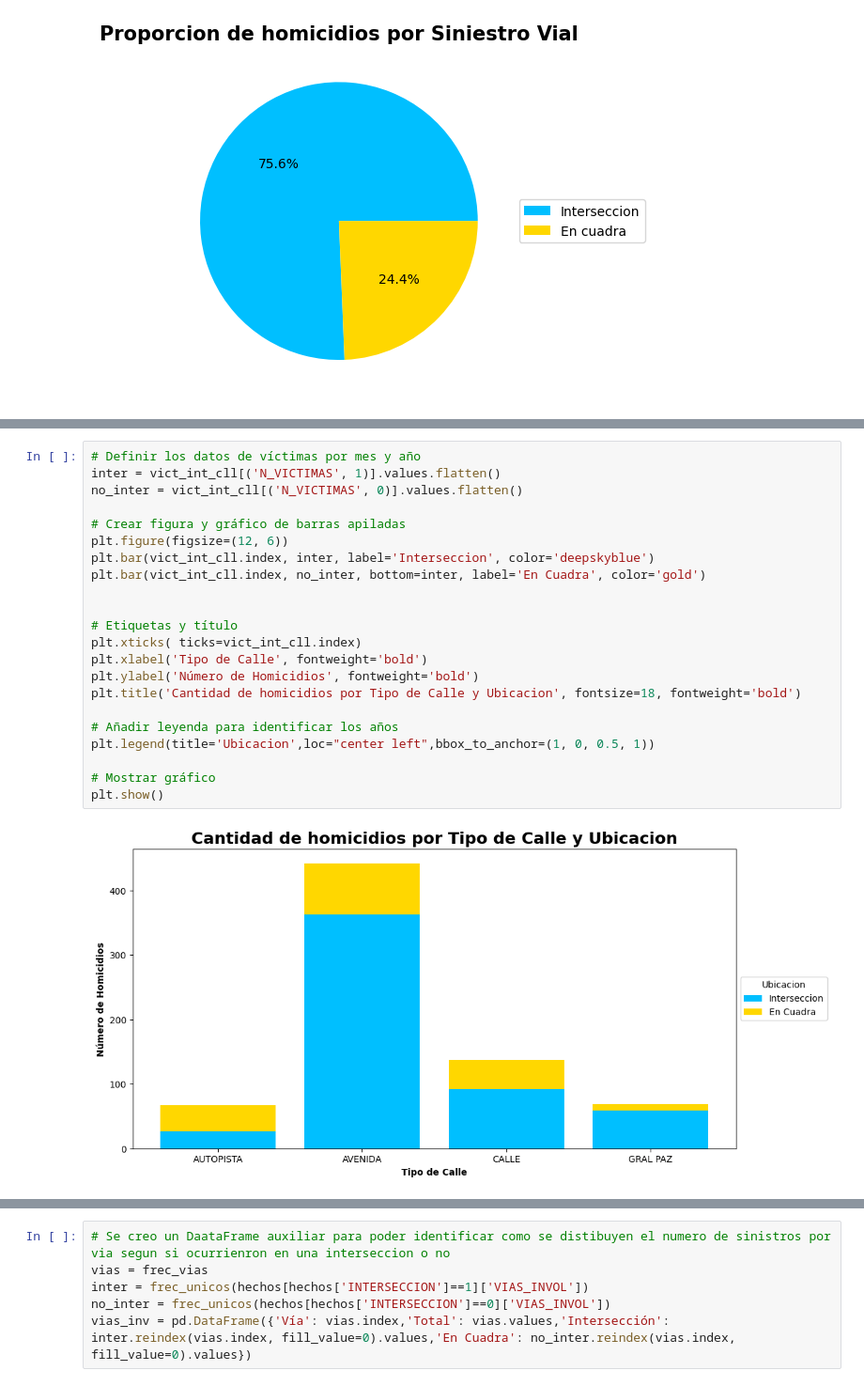
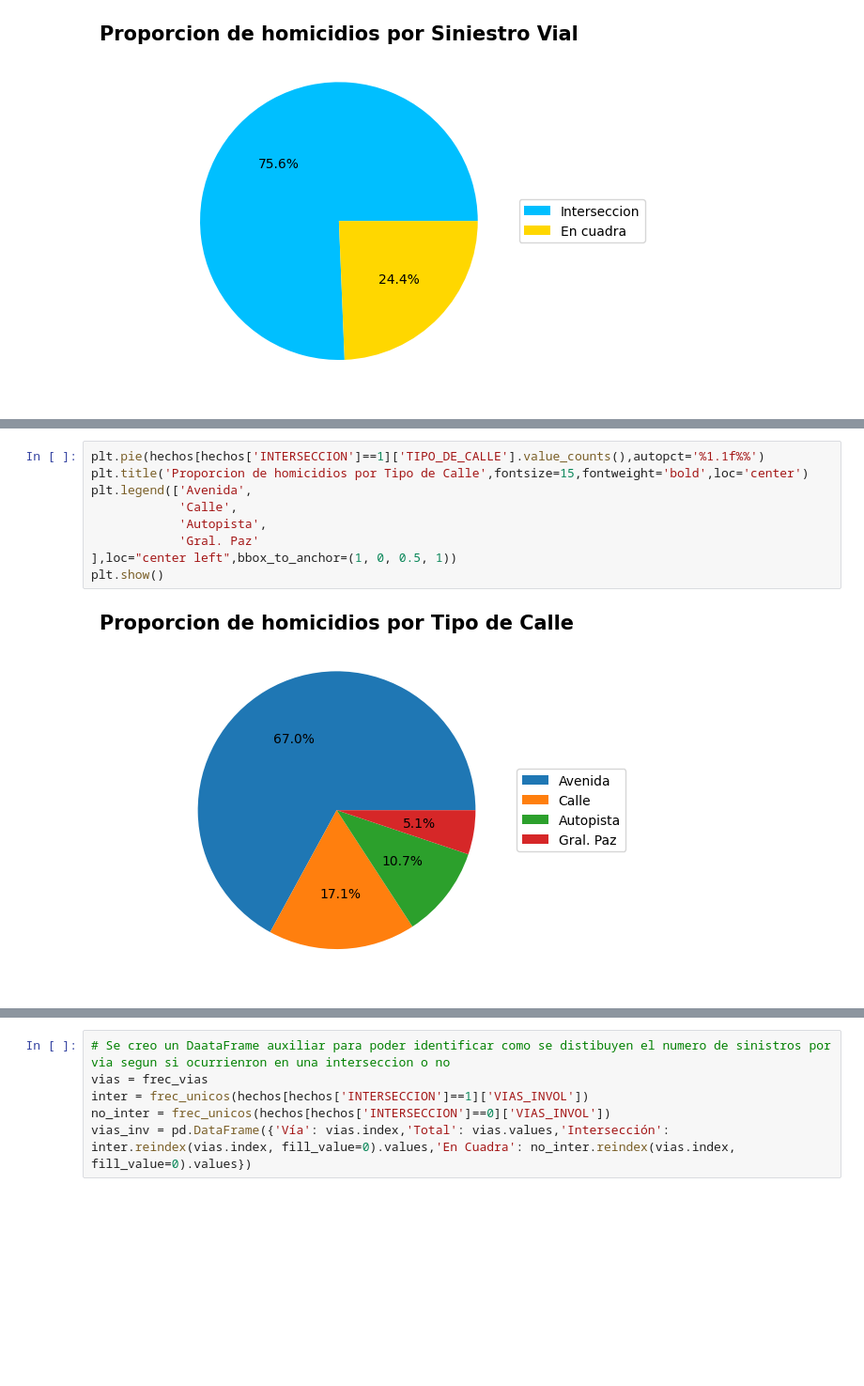
Before and after one commit to carocardenas0699/PI02---Data-Analysis, a Jupyter notebook: ETL_EDA_hechos.ipynb, the cells around one changed output, grey strips where cells are left out. Shown at 94% size. Drawn from its saved outputs; the diff is of its cells as text; blank space fills up the shorter version.

```diff
--- a/ETL_EDA_hechos.ipynb
+++ b/ETL_EDA_hechos.ipynb
@@ -722,24 +750,11 @@ vict_int_cll
-# %%
-# Definir los datos de víctimas por mes y año
-inter = vict_int_cll[('N_VICTIMAS', 1)].values.flatten()
-no_inter = vict_int_cll[('N_VICTIMAS', 0)].values.flatten()
-
-# Crear figura y gráfico de barras apiladas
-plt.figure(figsize=(12, 6))
-plt.bar(vict_int_cll.index, inter, label='Interseccion', color='deepskyblue')
-plt.bar(vict_int_cll.index, no_inter, bottom=inter, label='En Cuadra', color='gold')
-
-
-# Etiquetas y título
-plt.xticks( ticks=vict_int_cll.index)
-plt.xlabel('Tipo de Calle', fontweight='bold')
-plt.ylabel('Número de Homicidios', fontweight='bold')
-plt.title('Cantidad de homicidios por Tipo de Calle y Ubicacion', fontsize=18, fontweight='bold')
-
-# Añadir leyenda para identificar los años
-plt.legend(title='Ubicacion',loc="center left",bbox_to_anchor=(1, 0, 0.5, 1))
-
-# Mostrar gráfico
-plt.show()
-# %% [output]
-[figure, removed]
+# %%
+plt.pie(hechos[hechos['INTERSECCION']==1]['TIPO_DE_CALLE'].value_counts(),autopct='%1.1f%%')
+plt.title('Proporcion de homicidios por Tipo de Calle',fontsize=15,fontweight='bold',loc='center')
+plt.legend(['Avenida',
+            'Calle',
+            'Autopista',
+            'Gral. Paz'
+],loc="center left",bbox_to_anchor=(1, 0, 0.5, 1))
+plt.show()
+# %% [output]
+[figure, added]
```
Also changed, not shown: parts of 27 cells of this notebook, 1 other file.
